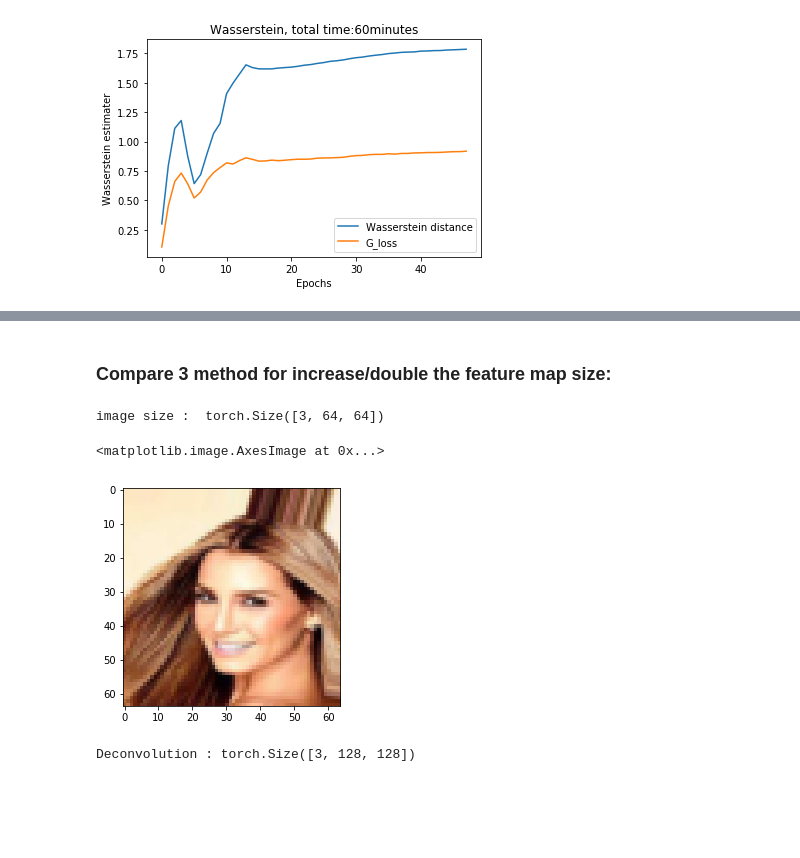
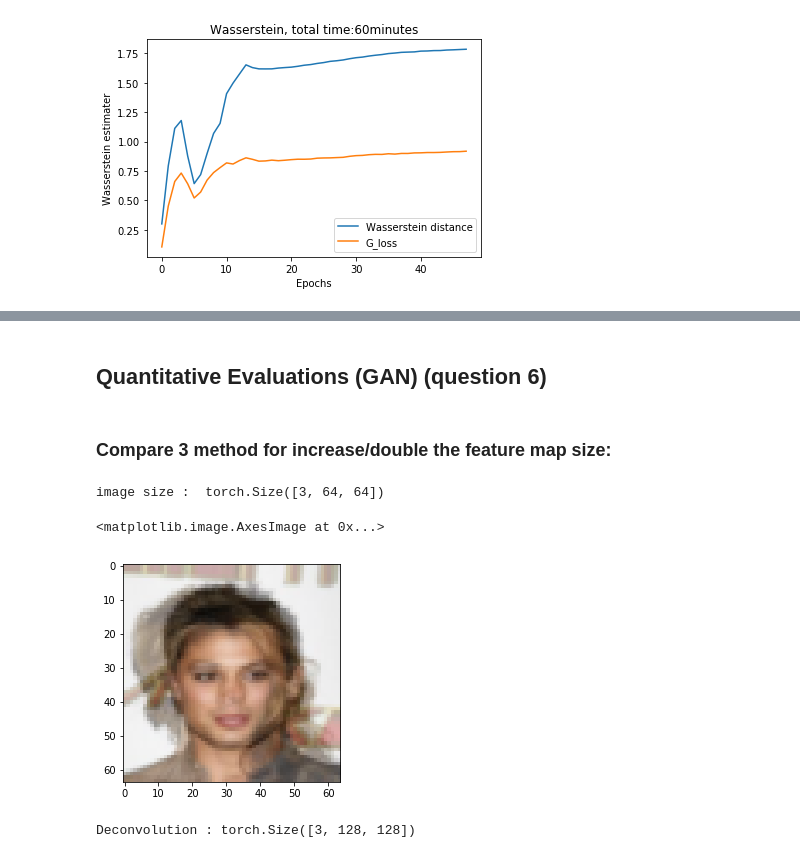
Before and after one commit to fanxiao001/ift6135-assignment, a Jupyter notebook: assignment4/ift6135_hwk4.ipynb, the cells around one changed output, grey strips where cells are left out. Saved outputs shown, nothing was run; the diff lists cells and outputs as text; code cells hidden in the pictures; blank space fills up the shorter version.

```diff
--- a/assignment4/ift6135_hwk4.ipynb
+++ b/assignment4/ift6135_hwk4.ipynb
@@ -295,13 +328,23 @@ plt.show()
+# %% [markdown]
+## Quantitative Evaluations (GAN) (question 6)
 # %% [markdown]
 ### Compare 3 method for increase/double the feature map size:
 # %%
-x = dataset[0][0]
+x = dataset[5][0]
 print ("image size : ", x.size())
-plt.imshow((x.numpy().transpose(1, 2, 0)*0.5 +0.5))
+# plt.imshow((x.numpy().transpose(1, 2, 0)*0.5 +0.5))
+
+x_0 = dataset[5][0]
+x_1 = dataset[6][0]
+x_prime=torch.zeros(11,3,64,64)
+for n in range(0,11):
+    x_prime[n]=n*0.1*x_0+(1-n*0.1)*x_1
+
+plt.imshow((x_prime[5].numpy().transpose(1, 2, 0)*0.5 +0.5))
 # %% [output]
 image size :  torch.Size([3, 64, 64])
 <matplotlib.image.AxesImage at 0x...>
-[figure, old version]
+[figure, new version]
 # %%
 x = dataset[0][0]
 x = Variable(x.view(1,3,64,64))
```
Also changed, not shown: parts of 9 cells of this notebook, 1 other file.
